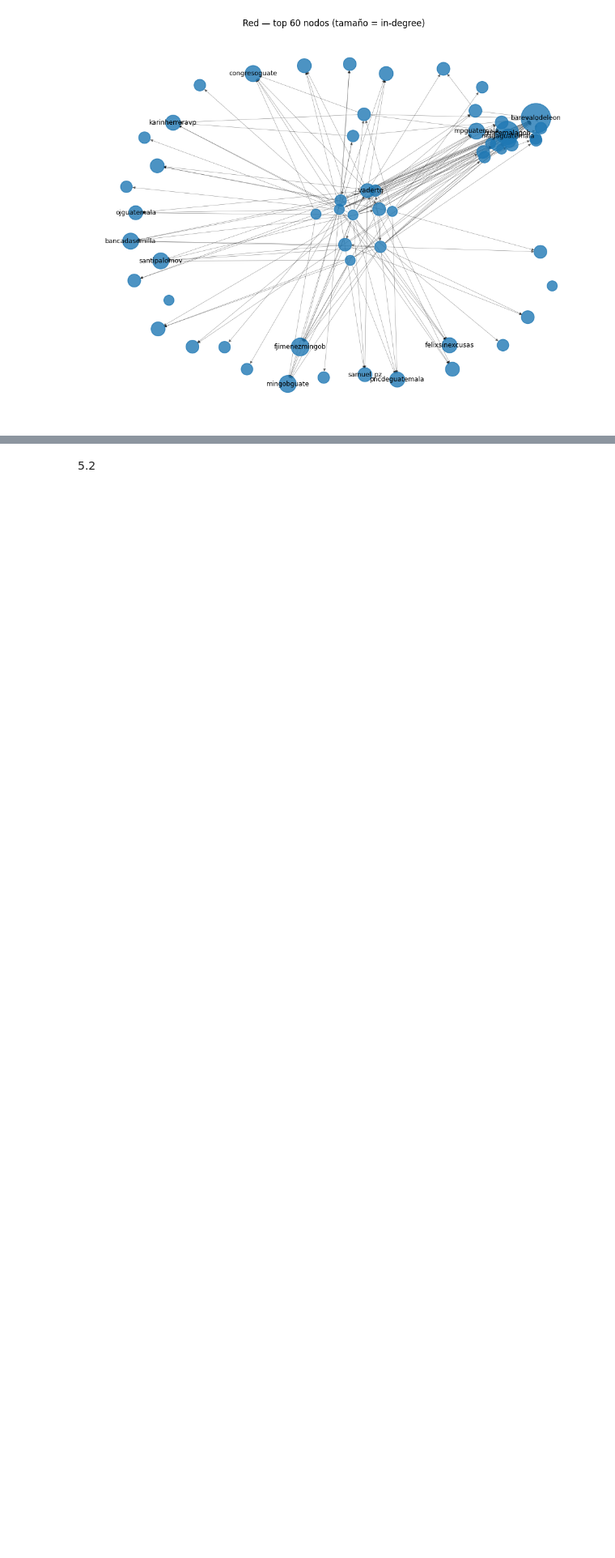
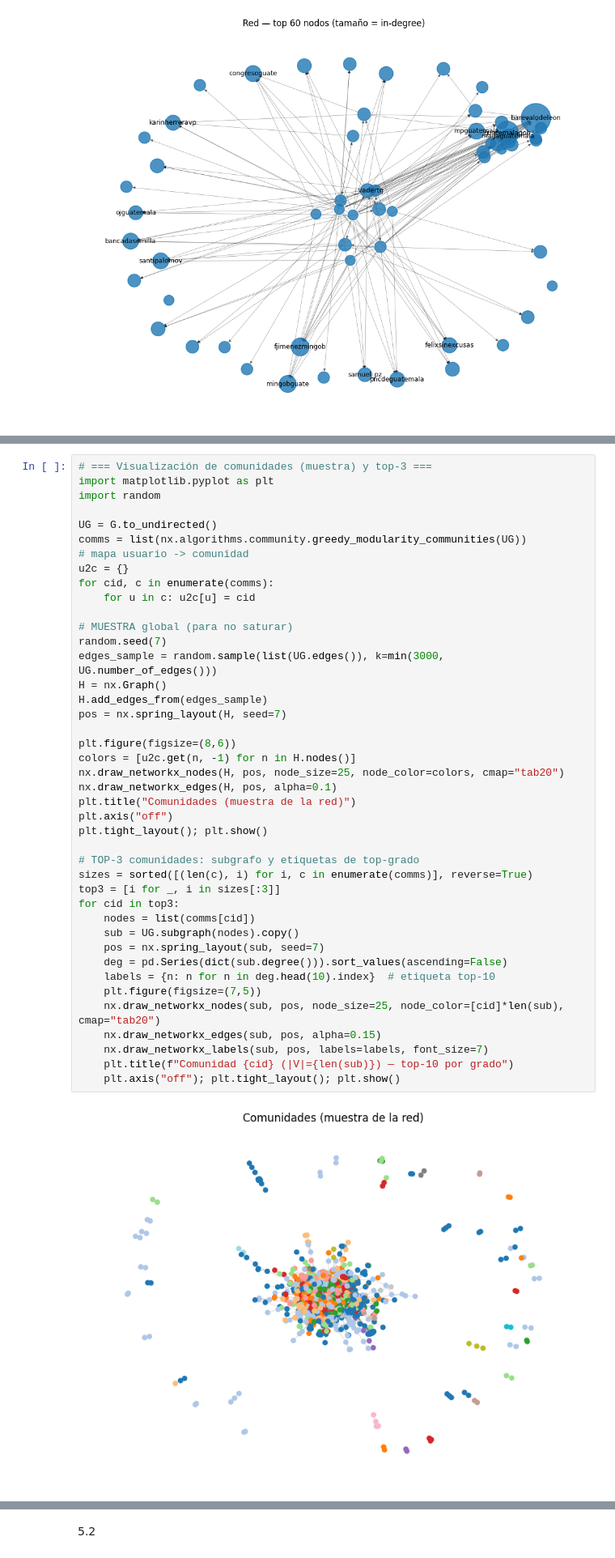
Before and after one commit to michellemej22596/Laboratorio-6-Analisis-de-redes-sociales, a Jupyter notebook: Lab6.ipynb, the cells around one changed output, grey strips where cells are left out. Shown at 81% size. Cells and saved outputs as stored; diff of their text form; blank space fills up the shorter version.

```diff
--- a/Lab6.ipynb
+++ b/Lab6.ipynb
@@ -847,0 +878,44 @@ dtype: float64
+# %%
+# === Visualización de comunidades (muestra) y top-3 ===
+import matplotlib.pyplot as plt
+import random
+
+UG = G.to_undirected()
+comms = list(nx.algorithms.community.greedy_modularity_communities(UG))
+# mapa usuario -> comunidad
+u2c = {}
+for cid, c in enumerate(comms):
+    for u in c: u2c[u] = cid
+
+# MUESTRA global (para no saturar)
+random.seed(7)
+edges_sample = random.sample(list(UG.edges()), k=min(3000, UG.number_of_edges()))
+H = nx.Graph()
+H.add_edges_from(edges_sample)
+pos = nx.spring_layout(H, seed=7)
+
+plt.figure(figsize=(8,6))
+colors = [u2c.get(n, -1) for n in H.nodes()]
+nx.draw_networkx_nodes(H, pos, node_size=25, node_color=colors, cmap="tab20")
+nx.draw_networkx_edges(H, pos, alpha=0.1)
+plt.title("Comunidades (muestra de la red)")
+plt.axis("off")
+plt.tight_layout(); plt.show()
+
+# TOP-3 comunidades: subgrafo y etiquetas de top-grado
+sizes = sorted([(len(c), i) for i, c in enumerate(comms)], reverse=True)
+top3 = [i for _, i in sizes[:3]]
+for cid in top3:
+    nodes = list(comms[cid])
+    sub = UG.subgraph(nodes).copy()
+    pos = nx.spring_layout(sub, seed=7)
+    deg = pd.Series(dict(sub.degree())).sort_values(ascending=False)
+    labels = {n: n for n in deg.head(10).index}  # etiqueta top-10
+    plt.figure(figsize=(7,5))
+    nx.draw_networkx_nodes(sub, pos, node_size=25, node_color=[cid]*len(sub), cmap="tab20")
+    nx.draw_networkx_edges(sub, pos, alpha=0.15)
+    nx.draw_networkx_labels(sub, pos, labels=labels, font_size=7)
+    plt.title(f"Comunidad {cid} (|V|={len(sub)}) — top-10 por grado")
+    plt.axis("off"); plt.tight_layout(); plt.show()
+# %% [output]
+[figure, added]
```
Also changed, not shown: parts of 12 cells of this notebook, 9 other files.
